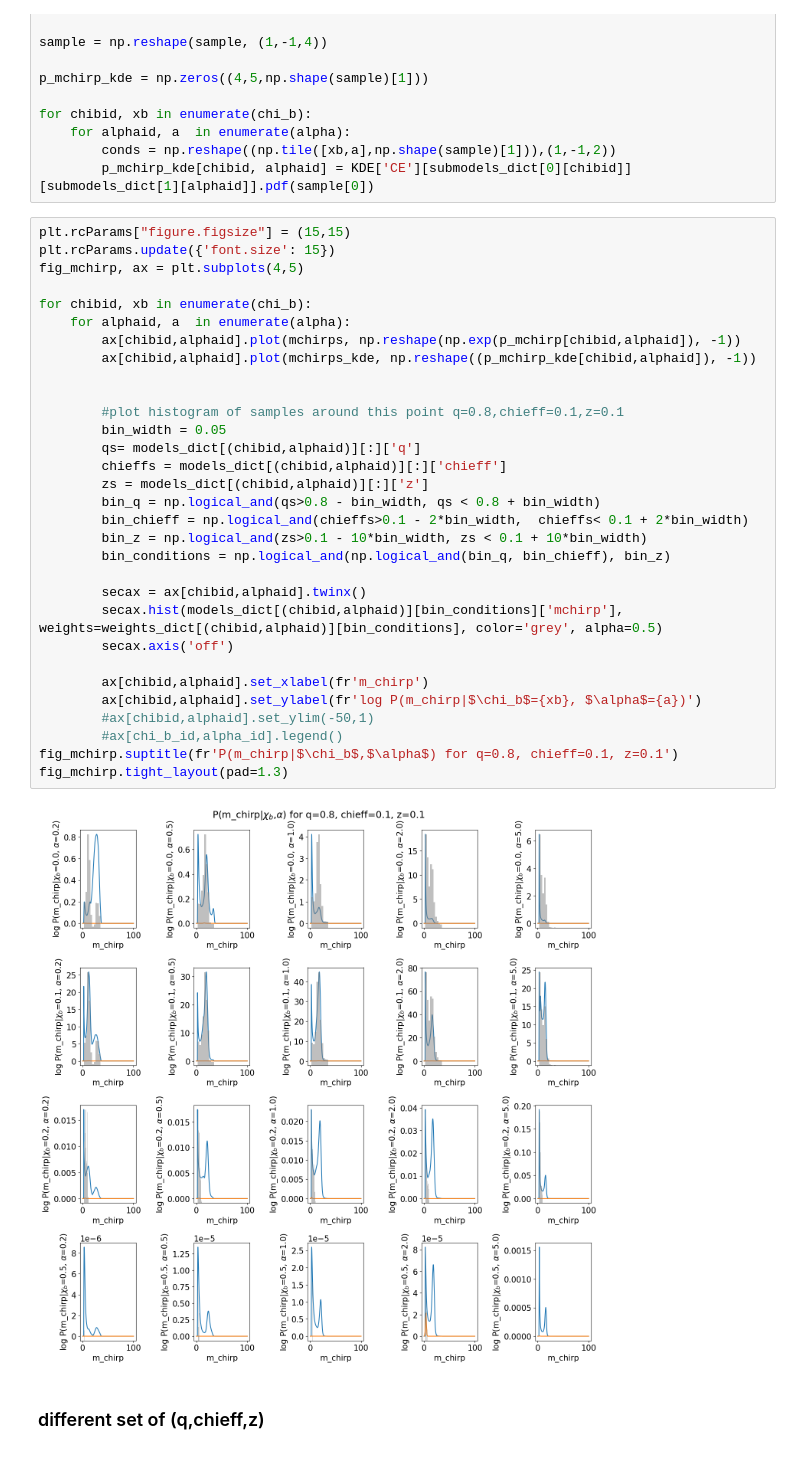
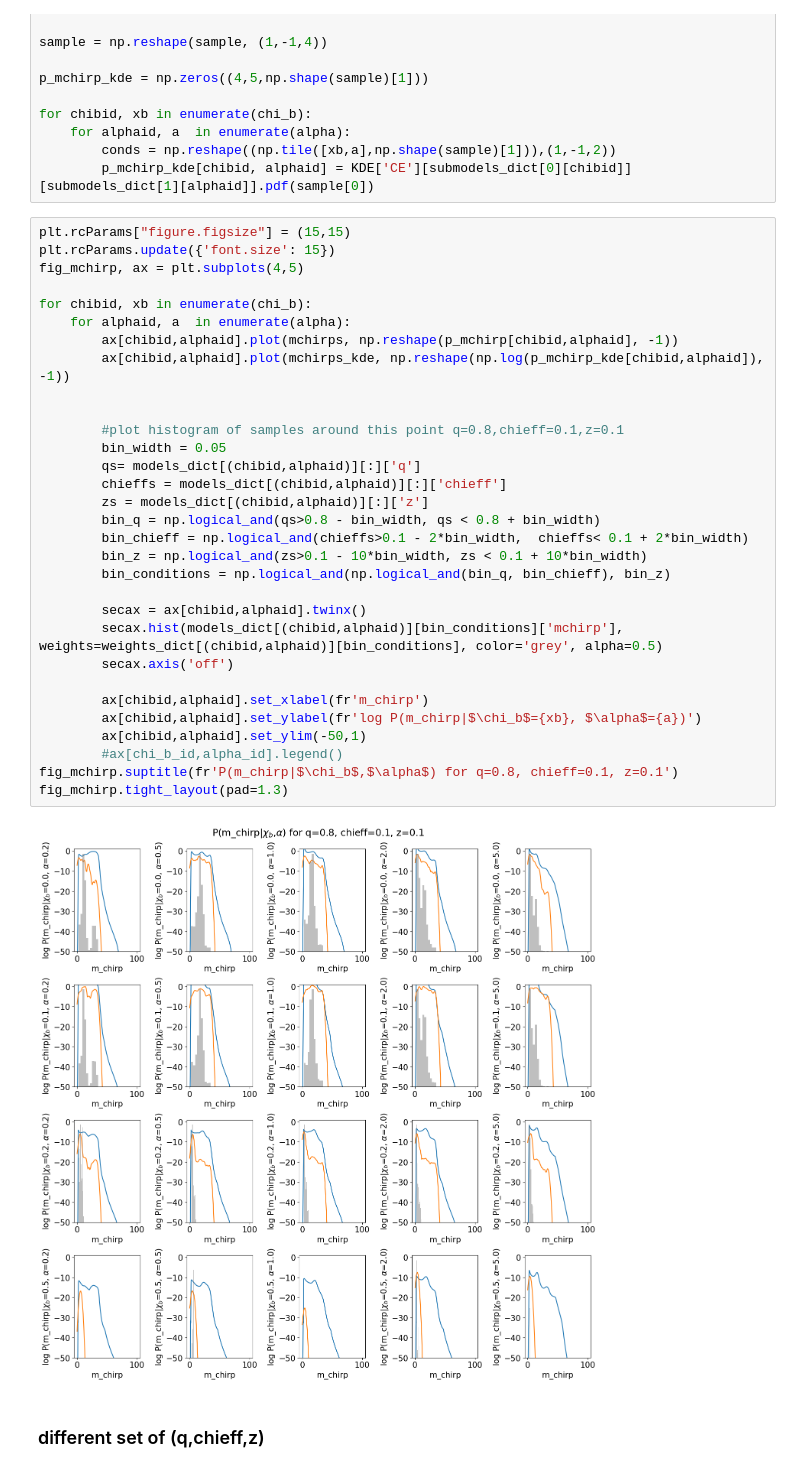
Before and after one commit to scolloms/AMAZE_model_selection, a Jupyter notebook: testing_notebooks/1D_p_theta_checks.ipynb, the cells around one changed output. Cells and saved outputs as stored; diff of their text form.

```diff
--- a/testing_notebooks/1D_p_theta_checks.ipynb
+++ b/testing_notebooks/1D_p_theta_checks.ipynb
@@ -114,36 +114,36 @@ for chibid, xb in enumerate(chi_b):
 # %%
 plt.rcParams["figure.figsize"] = (15,15)
 plt.rcParams.update({'font.size': 15})
 fig_mchirp, ax = plt.subplots(4,5)
 
 for chibid, xb in enumerate(chi_b):
     for alphaid, a  in enumerate(alpha):
-        ax[chibid,alphaid].plot(mchirps, np.reshape(np.exp(p_mchirp[chibid,alphaid]), -1))
-        ax[chibid,alphaid].plot(mchirps_kde, np.reshape((p_mchirp_kde[chibid,alphaid]), -1))
+        ax[chibid,alphaid].plot(mchirps, np.reshape(p_mchirp[chibid,alphaid], -1))
+        ax[chibid,alphaid].plot(mchirps_kde, np.reshape(np.log(p_mchirp_kde[chibid,alphaid]), -1))
 
 
         #plot histogram of samples around this point q=0.8,chieff=0.1,z=0.1
         bin_width = 0.05
         qs= models_dict[(chibid,alphaid)][:]['q']
         chieffs = models_dict[(chibid,alphaid)][:]['chieff']
         zs = models_dict[(chibid,alphaid)][:]['z']
         bin_q = np.logical_and(qs>0.8 - bin_width, qs < 0.8 + bin_width)
         bin_chieff = np.logical_and(chieffs>0.1 - 2*bin_width,  chieffs< 0.1 + 2*bin_width)
         bin_z = np.logical_and(zs>0.1 - 10*bin_width, zs < 0.1 + 10*bin_width)
         bin_conditions = np.logical_and(np.logical_and(bin_q, bin_chieff), bin_z)
 
         secax = ax[chibid,alphaid].twinx()
         secax.hist(models_dict[(chibid,alphaid)][bin_conditions]['mchirp'], weights=weights_dict[(chibid,alphaid)][bin_conditions], color='grey', alpha=0.5)
         secax.axis('off')
 
         ax[chibid,alphaid].set_xlabel(fr'm_chirp')
         ax[chibid,alphaid].set_ylabel(fr'log P(m_chirp|$\chi_b$={xb}, $\alpha$={a})')
-        #ax[chibid,alphaid].set_ylim(-50,1)
+        ax[chibid,alphaid].set_ylim(-50,1)
         #ax[chi_b_id,alpha_id].legend()
 fig_mchirp.suptitle(fr'P(m_chirp|$\chi_b$,$\alpha$) for q=0.8, chieff=0.1, z=0.1')
 fig_mchirp.tight_layout(pad=1.3)
 # %% [output]
-[figure, old version]
+[figure, new version]
 # %% [markdown]
 ### different set of (q,chieff,z)
 # %%
```
